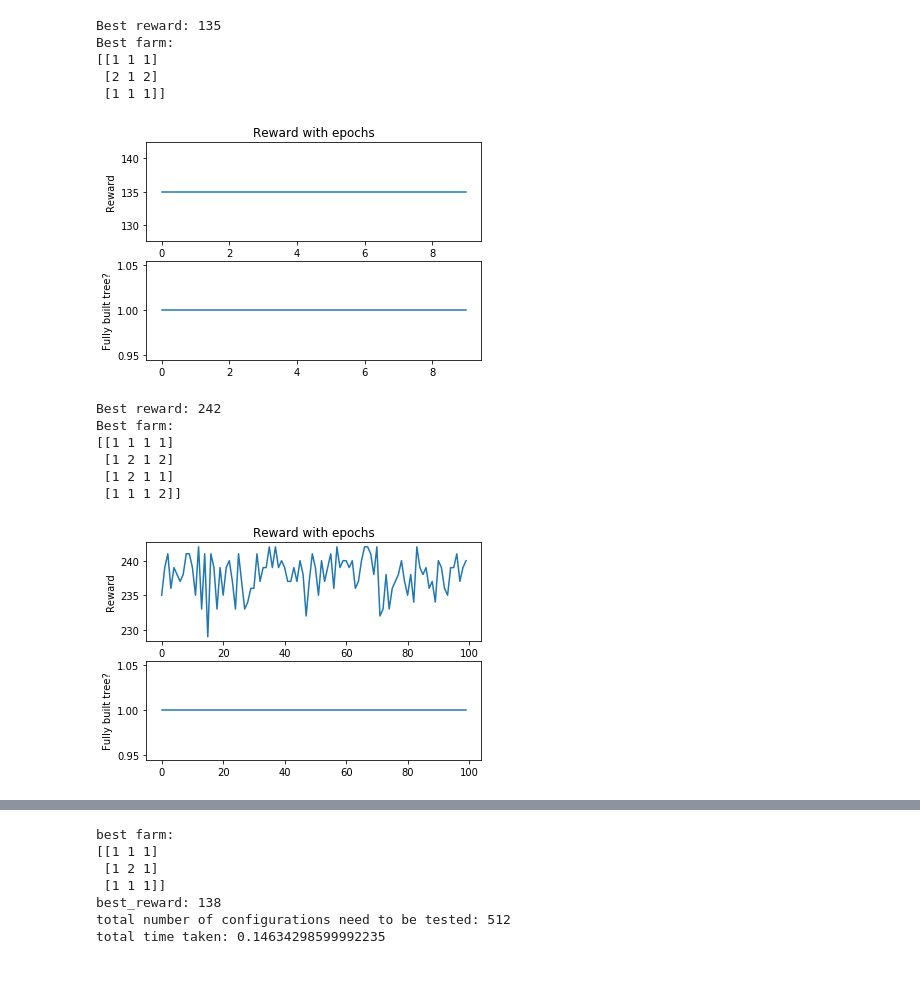
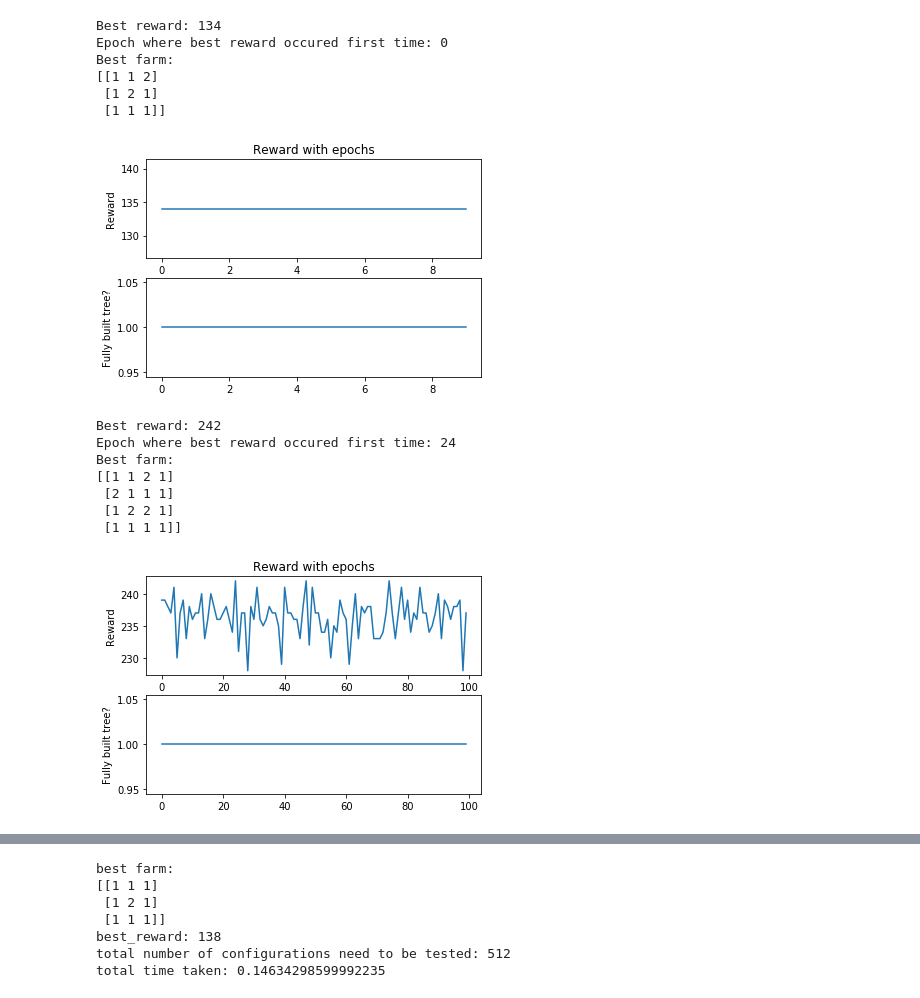
Before and after one commit to PradeepKadubandi/rl-agri, a Jupyter notebook: driver_notebook.ipynb, the cells around one changed output, grey strips where cells are left out. Drawn from its saved outputs; the diff is of its cells as text; code cells hidden in the pictures.

```diff
--- a/driver_notebook.ipynb
+++ b/driver_notebook.ipynb
@@ -79,19 +90,25 @@ Best farm:
-# %%
-Runner(farm_size = 3, agent_persists = True).run_and_plot(epochs = 10)
-# %% [output]
-Best reward: 135
-Best farm:
-[[1 1 1]
- [2 1 2]
- [1 1 1]]
-[figure, removed]
+# %%
+# Question: Is it good to persist the tree across searches?
+# Answer: No (confidence : high for this problem and most likely in general)
+r = Runner(farm_size=3, options=options(agent_persists=True))
+r.run_and_plot(epochs = 10)
+# %% [output]
+Best reward: 134
+Epoch where best reward occured first time: 0
+Best farm:
+[[1 1 2]
+ [1 2 1]
+ [1 1 1]]
+[figure, added]
 # %%
-Runner(farm_size = 4).run_and_plot(epochs = 100)
+r = Runner(farm_size=4, options=options())
+r.run_and_plot(epochs = 100)
 # %% [output]
 Best reward: 242
+Epoch where best reward occured first time: 24
 Best farm:
-[[1 1 1 1]
- [1 2 1 2]
- [1 2 1 1]
- [1 1 1 2]]
+[[1 1 2 1]
+ [2 1 1 1]
+ [1 2 2 1]
+ [1 1 1 1]]
-[figure, old version]
+[figure, new version]
```
Also changed, not shown: parts of 6 cells of this notebook, 1 other file.
